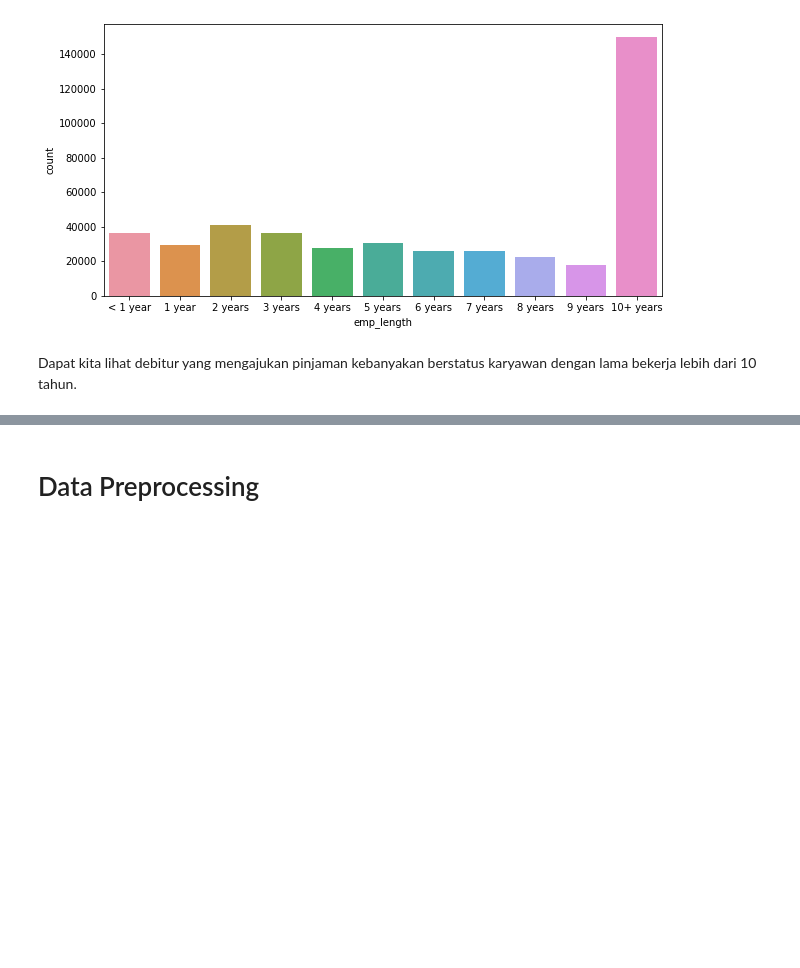
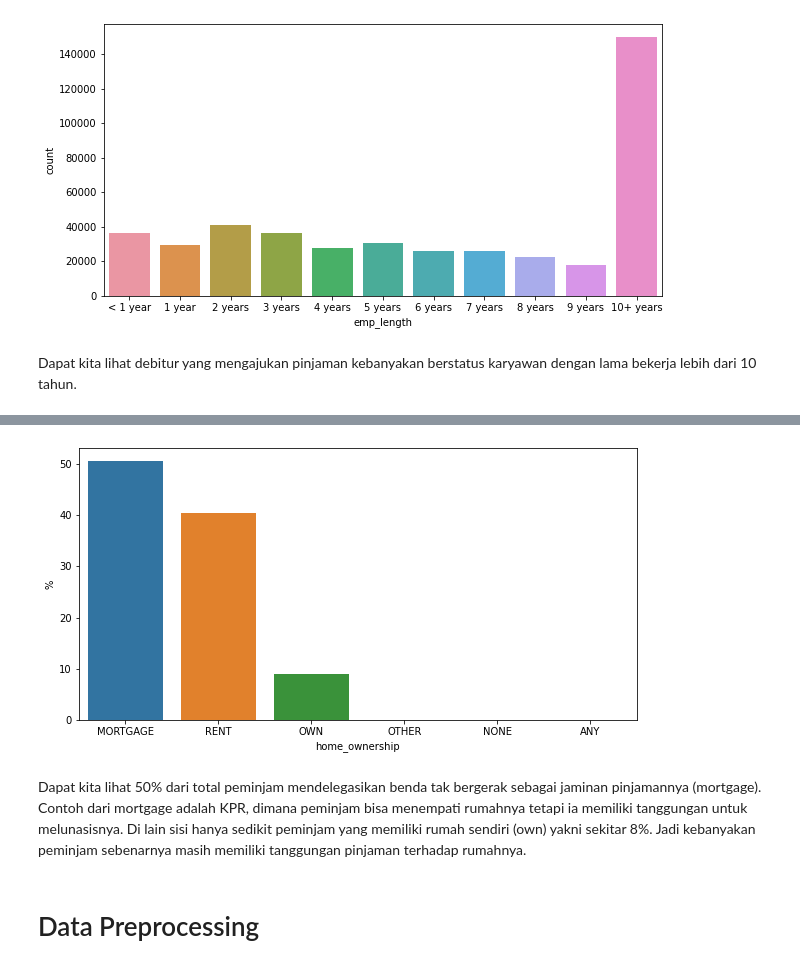
Before and after one commit to bayubagusbagaswara/CreditRiskPrediction, a Jupyter notebook: CreditRiskPrediction.ipynb, the cells around one changed output, grey strips where cells are left out. Drawn from its saved outputs; the diff is of its cells as text; code cells hidden in the pictures; blank space fills up the shorter version.

Commit message:
feature home_ownership

```diff
--- a/CreditRiskPrediction.ipynb
+++ b/CreditRiskPrediction.ipynb
@@ -532,0 +535,7 @@ Dapat kita lihat debitur yang mengajukan pinjaman kebanyakan berstatus karyawan
+# %%
+# hitung persentase feature home_ownership
+home_ownership = data.groupby('home_ownership').agg({'id':'count'}).reset_index()
+home_ownership.columns = ['home_ownership','total']
+home_ownership['%'] = round(home_ownership.total*100/sum(home_ownership.total),3)
+home_ownership=home_ownership.sort_values('%', ascending=False)
+home_ownership
@@ -533,3 +550,12 @@ Dapat kita lihat debitur yang mengajukan pinjaman kebanyakan berstatus karyawan
+# %%
+# plot feature home_ownership
+plt.figure(figsize=(10,5))
+sns.barplot(x=home_ownership['home_ownership'], y=home_ownership['%'])
+plt.show()
+# %% [output]
+[figure, added]
+# %% [markdown]
+Dapat kita lihat 50% dari total peminjam mendelegasikan benda tak bergerak sebagai jaminan pinjamannya (mortgage). Contoh dari mortgage adalah KPR, dimana peminjam bisa menempati rumahnya tetapi ia memiliki tanggungan untuk melunasisnya. Di lain sisi hanya sedikit peminjam yang memiliki rumah sendiri (own) yakni sekitar 8%. Jadi kebanyakan peminjam sebenarnya masih memiliki tanggungan pinjaman terhadap rumahnya.
 # %% [markdown]
 # Data Preprocessing
 # %% [markdown]
```
Also changed, not shown: parts of 2 cells of this notebook.
